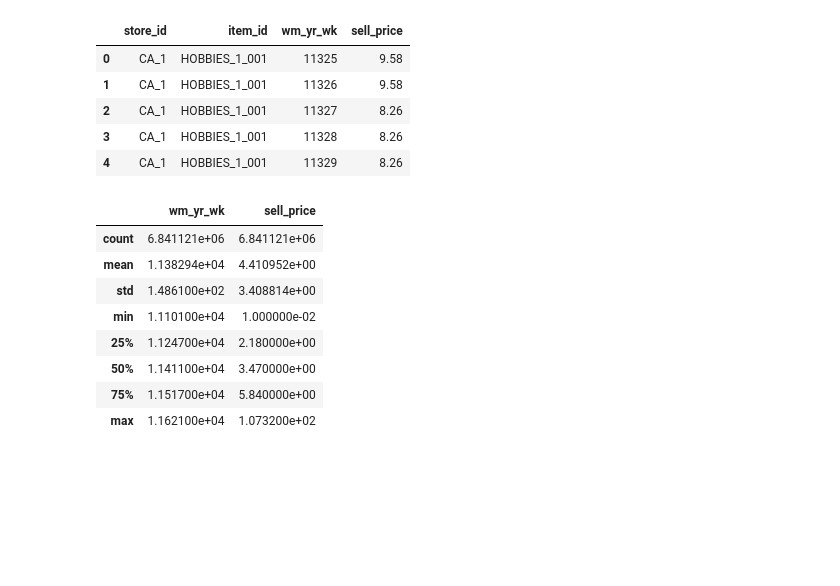
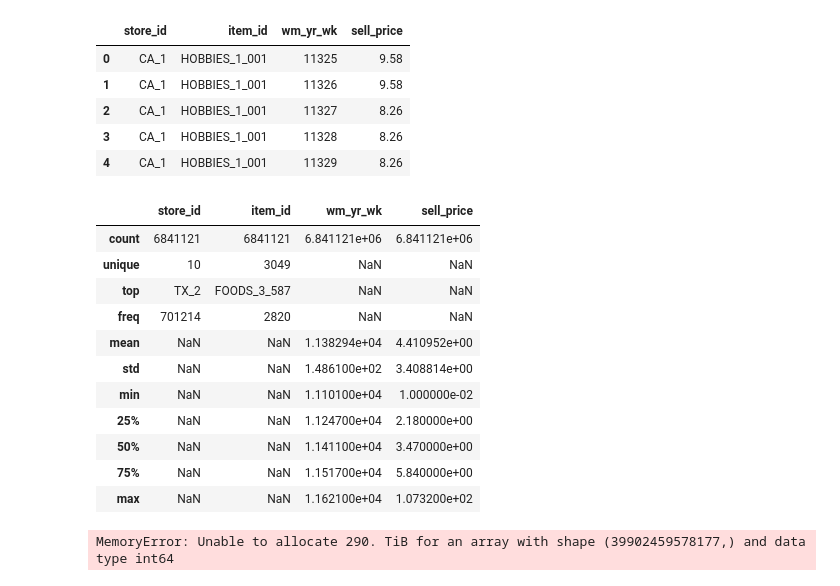
Before and after one commit to Gokul0Krishna/serious_projects, a Jupyter notebook: Predictive_Logistics_Control/models/exp.ipynb, the cells around one changed output. Cells and saved outputs as stored; diff of their text form; code cells hidden in the pictures; blank space fills up the shorter version.

Commit message:
going dark, lost in data prep

```diff
--- a/Predictive_Logistics_Control/models/exp.ipynb
+++ b/Predictive_Logistics_Control/models/exp.ipynb
@@ -57,14 +85,21 @@ df3.head()
 | 3 | CA_1 | HOBBIES_1_001 | 11328 | 8.26 |
 | 4 | CA_1 | HOBBIES_1_001 | 11329 | 8.26 |
 # %%
-df3.describe()
+df3.describe(include='all')
 # %% [output]
-|  | wm_yr_wk | sell_price |
-| count | 6.841121e+06 | 6.841121e+06 |
-| mean | 1.138294e+04 | 4.410952e+00 |
-| std | 1.486100e+02 | 3.408814e+00 |
-| min | 1.110100e+04 | 1.000000e-02 |
-| 25% | 1.124700e+04 | 2.180000e+00 |
-| 50% | 1.141100e+04 | 3.470000e+00 |
-| 75% | 1.151700e+04 | 5.840000e+00 |
-| max | 1.162100e+04 | 1.073200e+02 |
+|  | store_id | item_id | wm_yr_wk | sell_price |
+| count | 6841121 | 6841121 | 6.841121e+06 | 6.841121e+06 |
+| unique | 10 | 3049 | NaN | NaN |
+| top | TX_2 | FOODS_3_587 | NaN | NaN |
+| freq | 701214 | 2820 | NaN | NaN |
+| mean | NaN | NaN | 1.138294e+04 | 4.410952e+00 |
+| std | NaN | NaN | 1.486100e+02 | 3.408814e+00 |
+| min | NaN | NaN | 1.110100e+04 | 1.000000e-02 |
+| 25% | NaN | NaN | 1.124700e+04 | 2.180000e+00 |
+| 50% | NaN | NaN | 1.141100e+04 | 3.470000e+00 |
+| 75% | NaN | NaN | 1.151700e+04 | 5.840000e+00 |
+| max | NaN | NaN | 1.162100e+04 | 1.073200e+02 |
+# %%
+dfz2= dfz.merge(df3,on="store_id",how="left")
+# %% [output]
+MemoryError: Unable to allocate 290. TiB for an array with shape (39902459578177,) and data type int64
```
Also changed, not shown: parts of 3 cells of this notebook.
